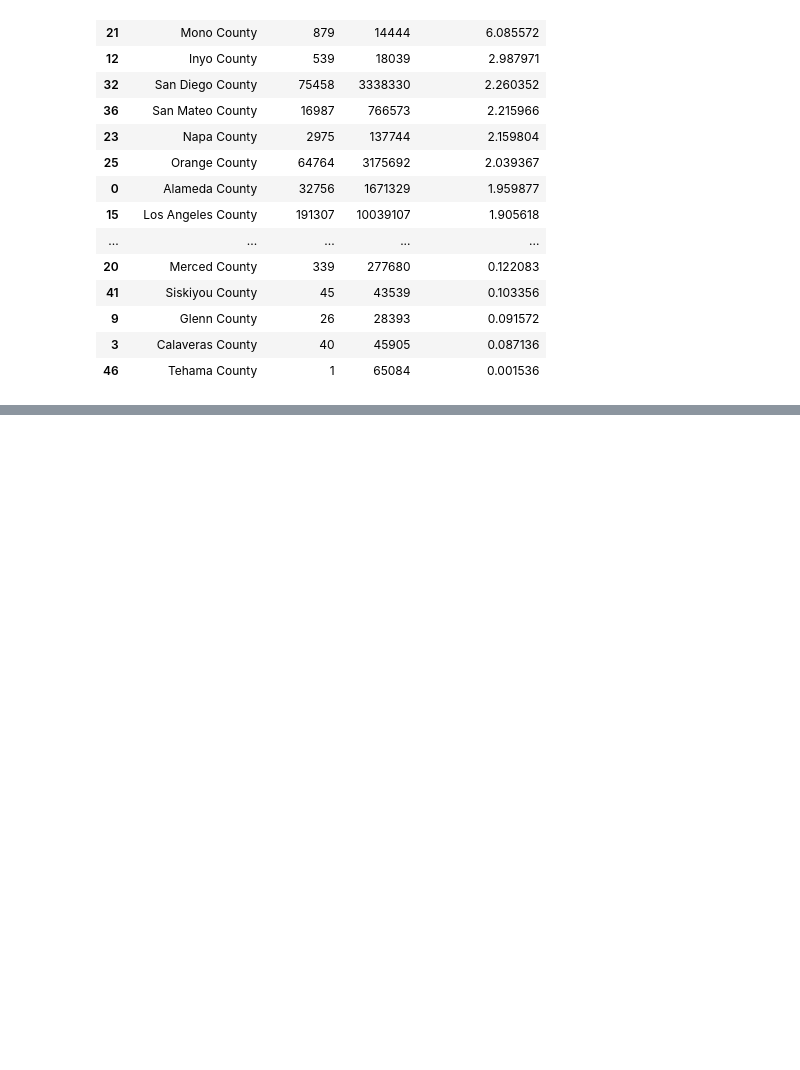
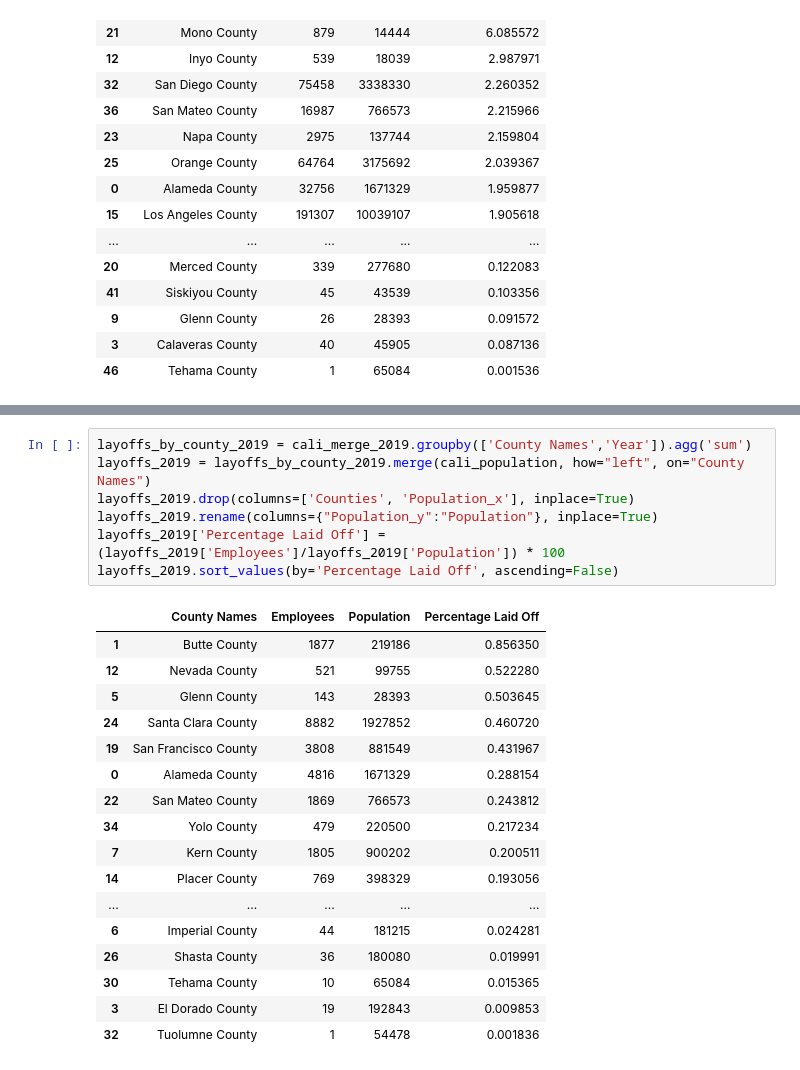
Before and after one commit to biglocalnews/WARN_Cali_analysis, a Jupyter notebook: hardest_hit/hardest_hit_bylayoffs.ipynb, the cells around one changed output, grey strips where cells are left out. Saved outputs shown, nothing was run; the diff lists cells and outputs as text; blank space fills up the shorter version.

```diff
--- a/hardest_hit/hardest_hit_bylayoffs.ipynb
+++ b/hardest_hit/hardest_hit_bylayoffs.ipynb
@@ -117,0 +164,25 @@ layoffs.sort_values(by='Percentage Laid Off', ascending=False)
+# %%
+layoffs_by_county_2019 = cali_merge_2019.groupby(['County Names','Year']).agg('sum')
+layoffs_2019 = layoffs_by_county_2019.merge(cali_population, how="left", on="County Names")
+layoffs_2019.drop(columns=['Counties', 'Population_x'], inplace=True)
+layoffs_2019.rename(columns={"Population_y":"Population"}, inplace=True)
+layoffs_2019['Percentage Laid Off'] = (layoffs_2019['Employees']/layoffs_2019['Population']) * 100
+layoffs_2019.sort_values(by='Percentage Laid Off', ascending=False)
+# %% [output]
+|  | County Names | Employees | Population | Percentage Laid Off |
+| 1 | Butte County | 1877 | 219186 | 0.856350 |
+| 12 | Nevada County | 521 | 99755 | 0.522280 |
+| 5 | Glenn County | 143 | 28393 | 0.503645 |
+| 24 | Santa Clara County | 8882 | 1927852 | 0.460720 |
+| 19 | San Francisco County | 3808 | 881549 | 0.431967 |
+| 0 | Alameda County | 4816 | 1671329 | 0.288154 |
+| 22 | San Mateo County | 1869 | 766573 | 0.243812 |
+| 34 | Yolo County | 479 | 220500 | 0.217234 |
+| 7 | Kern County | 1805 | 900202 | 0.200511 |
+| 14 | Placer County | 769 | 398329 | 0.193056 |
+| ... | ... | ... | ... | ... |
+| 6 | Imperial County | 44 | 181215 | 0.024281 |
+| 26 | Shasta County | 36 | 180080 | 0.019991 |
+| 30 | Tehama County | 10 | 65084 | 0.015365 |
+| 3 | El Dorado County | 19 | 192843 | 0.009853 |
+| 32 | Tuolumne County | 1 | 54478 | 0.001836 |
```
Also changed, not shown: parts of 7 cells of this notebook.
